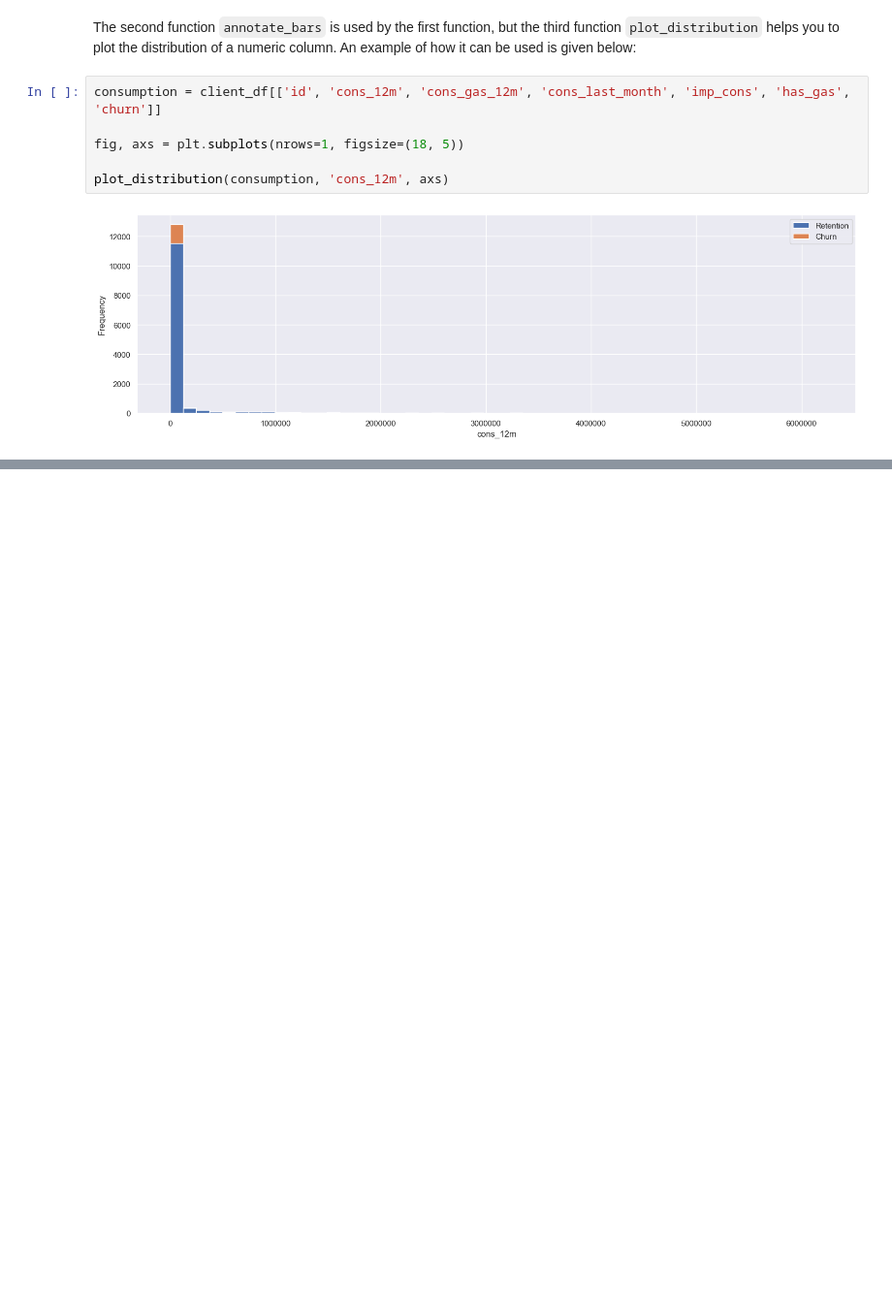
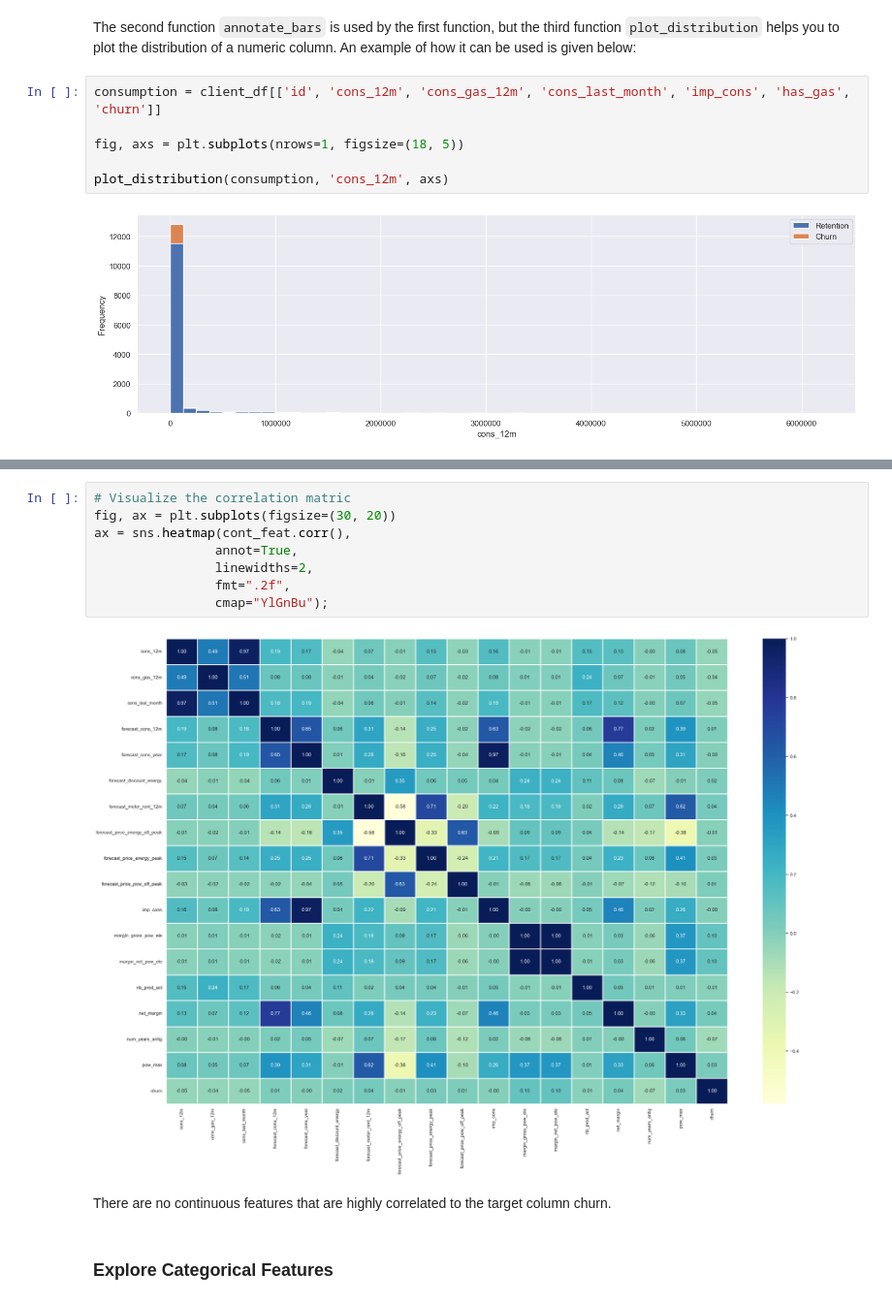
Before and after one commit to lawalsegun2025/forage_projects, a Jupyter notebook: 001_BCG_GAMMA_customer_churn_prediction/2_eda/notebook/eda_starter.ipynb, the cells around one changed output, grey strips where cells are left out. Shown at 97% size. Saved outputs shown, nothing was run; the diff lists cells and outputs as text; blank space fills up the shorter version.

```diff
--- a/001_BCG_GAMMA_customer_churn_prediction/2_eda/notebook/eda_starter.ipynb
+++ b/001_BCG_GAMMA_customer_churn_prediction/2_eda/notebook/eda_starter.ipynb
@@ -239,0 +280,14 @@ cont_feat
+# %%
+# Visualize the correlation matric
+fig, ax = plt.subplots(figsize=(30, 20))
+ax = sns.heatmap(cont_feat.corr(),
+                annot=True,
+                linewidths=2,
+                fmt=".2f",
+                cmap="YlGnBu");
+# %% [output]
+[figure, added]
+# %% [markdown]
+There are no continuous features that are highly correlated to the target column churn.
+# %% [markdown]
+### Explore Categorical Features
```
Also changed, not shown: parts of 13 cells of this notebook.
